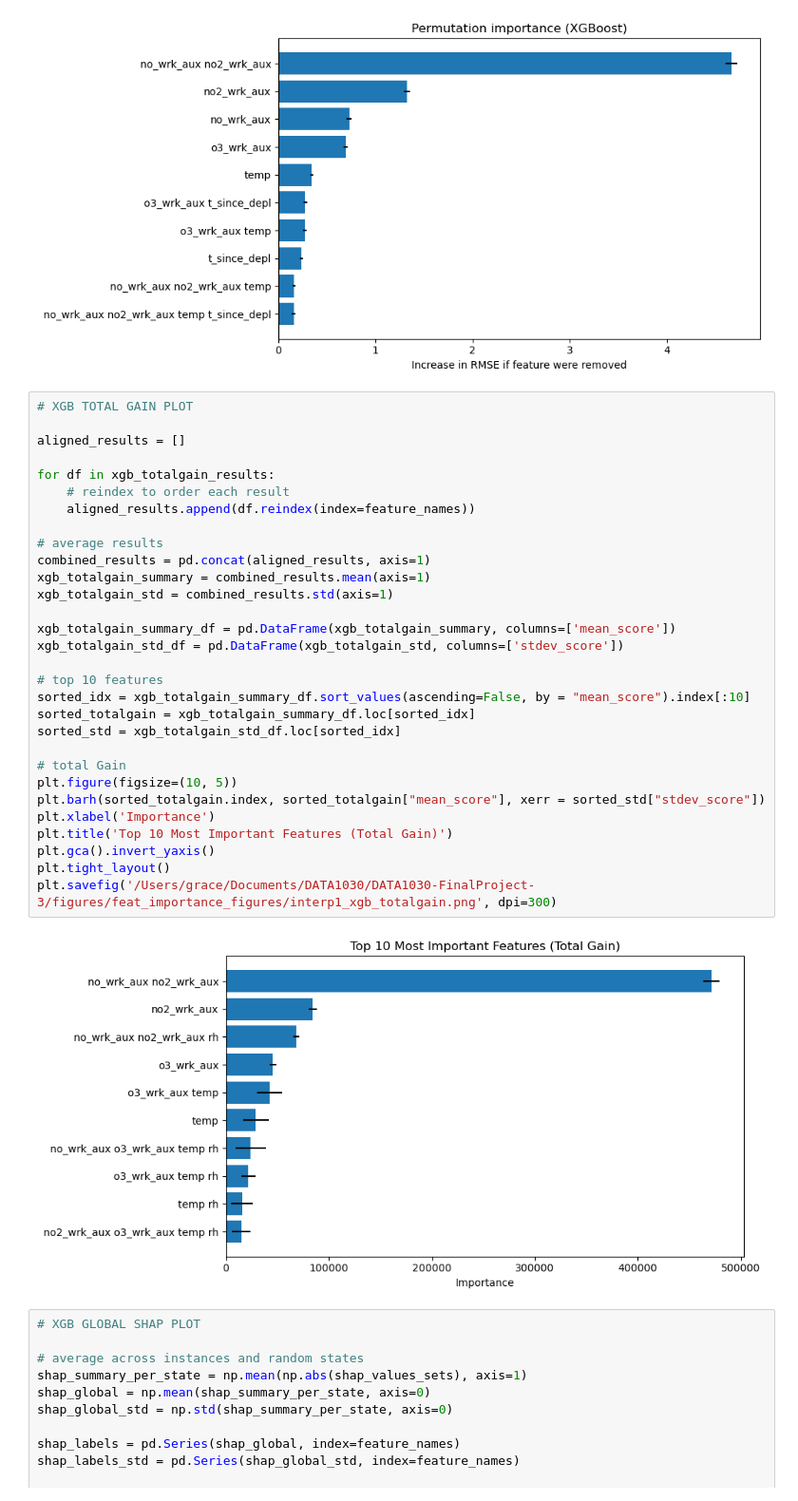
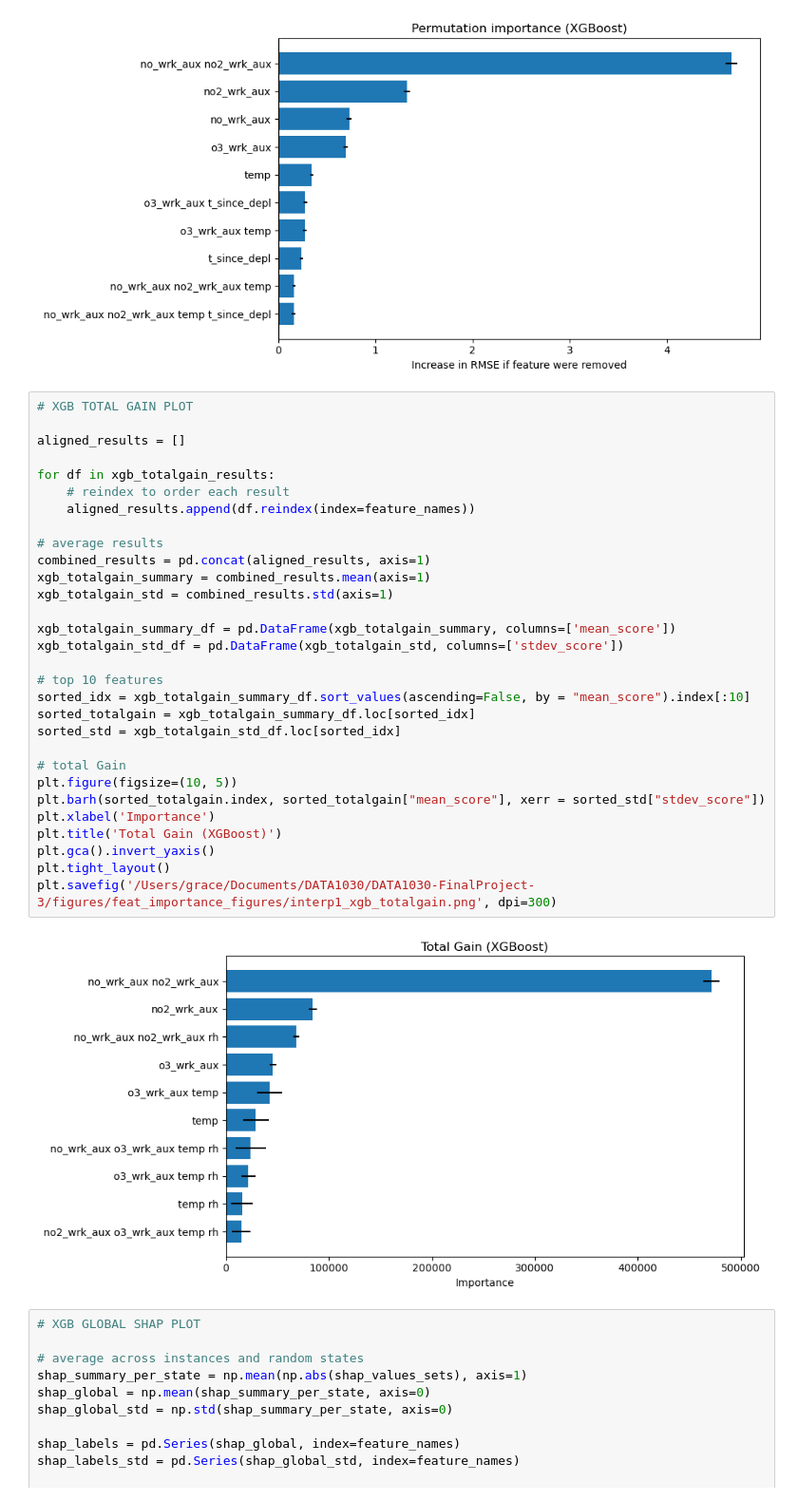
Before and after one commit to gberggg/data1030_finalproject_new, a Jupyter notebook: src/final notebooks/Multiple_algos_linear.ipynb, the cells around one changed output. Shown at 95% size. Saved outputs shown, nothing was run; the diff lists cells and outputs as text.

```diff
--- a/src/final notebooks/Multiple_algos_linear.ipynb
+++ b/src/final notebooks/Multiple_algos_linear.ipynb
@@ -697,35 +697,35 @@ plt.savefig('/Users/grace/Documents/DATA1030/DATA1030-FinalProject-3/figures/fea
 # %%
 # XGB TOTAL GAIN PLOT
 
 aligned_results = []
 
 for df in xgb_totalgain_results:
     # reindex to order each result
     aligned_results.append(df.reindex(index=feature_names))
 
 # average results
 combined_results = pd.concat(aligned_results, axis=1)
 xgb_totalgain_summary = combined_results.mean(axis=1)
 xgb_totalgain_std = combined_results.std(axis=1)
 
 xgb_totalgain_summary_df = pd.DataFrame(xgb_totalgain_summary, columns=['mean_score'])
 xgb_totalgain_std_df = pd.DataFrame(xgb_totalgain_std, columns=['stdev_score'])
 
 # top 10 features
 sorted_idx = xgb_totalgain_summary_df.sort_values(ascending=False, by = "mean_score").index[:10]
 sorted_totalgain = xgb_totalgain_summary_df.loc[sorted_idx]
 sorted_std = xgb_totalgain_std_df.loc[sorted_idx]
 
 # total Gain
 plt.figure(figsize=(10, 5))
 plt.barh(sorted_totalgain.index, sorted_totalgain["mean_score"], xerr = sorted_std["stdev_score"])
 plt.xlabel('Importance')
-plt.title('Top 10 Most Important Features (Total Gain)')
+plt.title('Total Gain (XGBoost)')
 plt.gca().invert_yaxis()
 plt.tight_layout()
 plt.savefig('/Users/grace/Documents/DATA1030/DATA1030-FinalProject-3/figures/feat_importance_figures/interp1_xgb_totalgain.png', dpi=300)
 # %% [output]
-[figure, old version]
+[figure, new version]
 # %%
 # XGB GLOBAL SHAP PLOT
 
```
Also changed, not shown: parts of 2 cells of this notebook, 10 other files.
